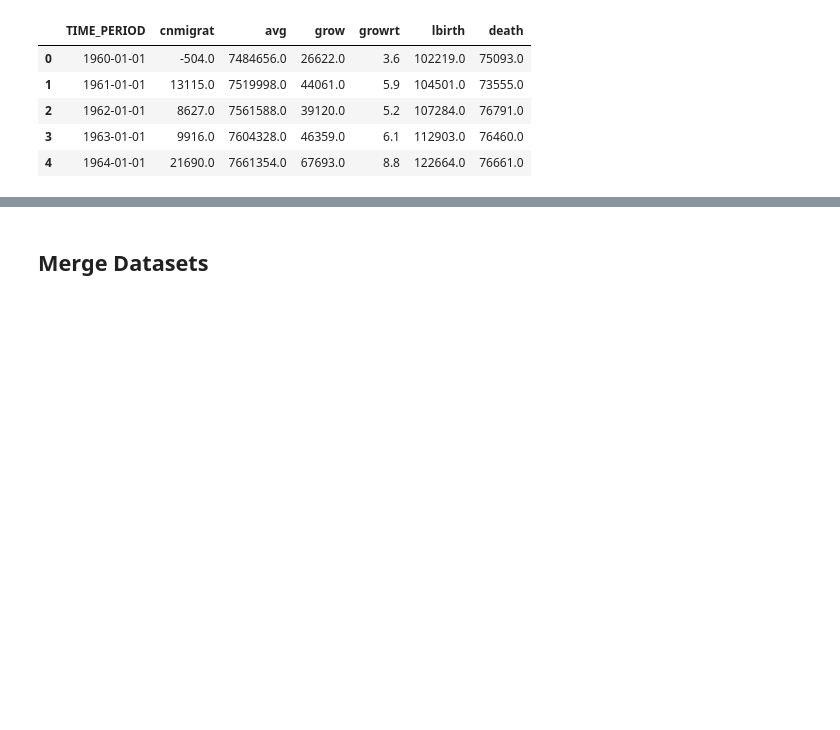
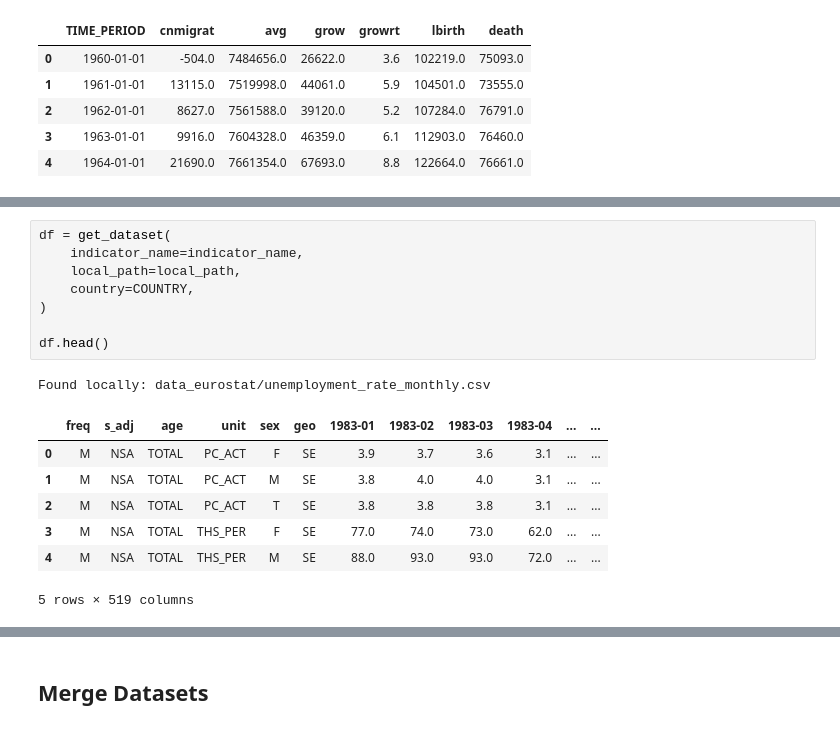
Before and after one commit to Grena30/Exploratory-Data-Analysis, a Jupyter notebook: EDA/datasets.ipynb, the cells around one changed output, grey strips where cells are left out. Saved outputs shown, nothing was run; the diff lists cells and outputs as text; blank space fills up the shorter version.

```diff
--- a/EDA/datasets.ipynb
+++ b/EDA/datasets.ipynb
@@ -732,0 +833,17 @@ df_clean.head()
+# %%
+df = get_dataset(
+    indicator_name=indicator_name,
+    local_path=local_path,
+    country=COUNTRY,
+)
+
+df.head()
+# %% [output]
+Found locally: data_eurostat/unemployment_rate_monthly.csv
+|  | freq | s_adj | age | unit | sex | geo | 1983-01 | 1983-02 | 1983-03 | 1983-04 | ... | ... |
+| 0 | M | NSA | TOTAL | PC_ACT | F | SE | 3.9 | 3.7 | 3.6 | 3.1 | ... | ... |
+| 1 | M | NSA | TOTAL | PC_ACT | M | SE | 3.8 | 4.0 | 4.0 | 3.1 | ... | ... |
+| 2 | M | NSA | TOTAL | PC_ACT | T | SE | 3.8 | 3.8 | 3.8 | 3.1 | ... | ... |
+| 3 | M | NSA | TOTAL | THS_PER | F | SE | 77.0 | 74.0 | 73.0 | 62.0 | ... | ... |
+| 4 | M | NSA | TOTAL | THS_PER | M | SE | 88.0 | 93.0 | 93.0 | 72.0 | ... | ... |
+5 rows × 519 columns
```
Also changed, not shown: parts of 30 cells of this notebook, 7 other files.
